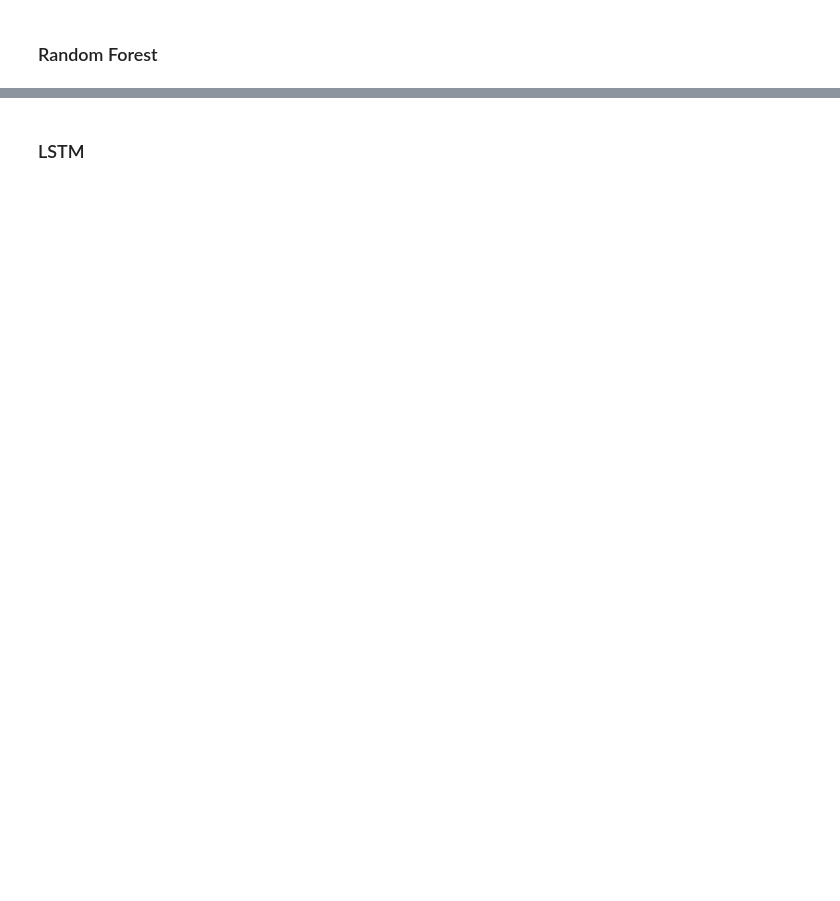
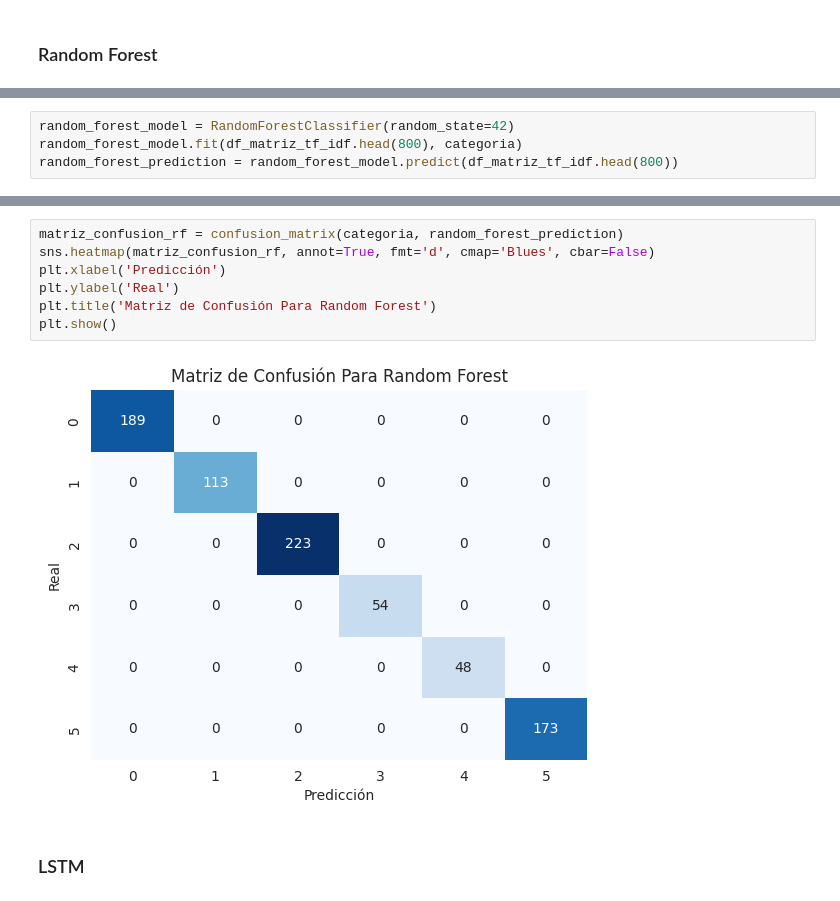
Before and after one commit to devBorisG/Estadistica-III, a Jupyter notebook: Tarea 4/Categorias.ipynb, the cells around one changed output, grey strips where cells are left out. Saved outputs shown, nothing was run; the diff lists cells and outputs as text; blank space fills up the shorter version.

```diff
--- a/Tarea 4/Categorias.ipynb
+++ b/Tarea 4/Categorias.ipynb
@@ -450,0 +448,4 @@ Exactitud: 0.86625
+# %%
+random_forest_model = RandomForestClassifier(random_state=42)
+random_forest_model.fit(df_matriz_tf_idf.head(800), categoria)
+random_forest_prediction = random_forest_model.predict(df_matriz_tf_idf.head(800))
@@ -451,2 +456,11 @@ Exactitud: 0.86625
+# %%
+matriz_confusion_rf = confusion_matrix(categoria, random_forest_prediction)
+sns.heatmap(matriz_confusion_rf, annot=True, fmt='d', cmap='Blues', cbar=False)
+plt.xlabel('Predicción')
+plt.ylabel('Real')
+plt.title('Matriz de Confusión Para Random Forest')
+plt.show()
+# %% [output]
+[figure, added]
 # %% [markdown]
 ### LSTM
```
Also changed, not shown: parts of 11 cells of this notebook, 1 other file.
